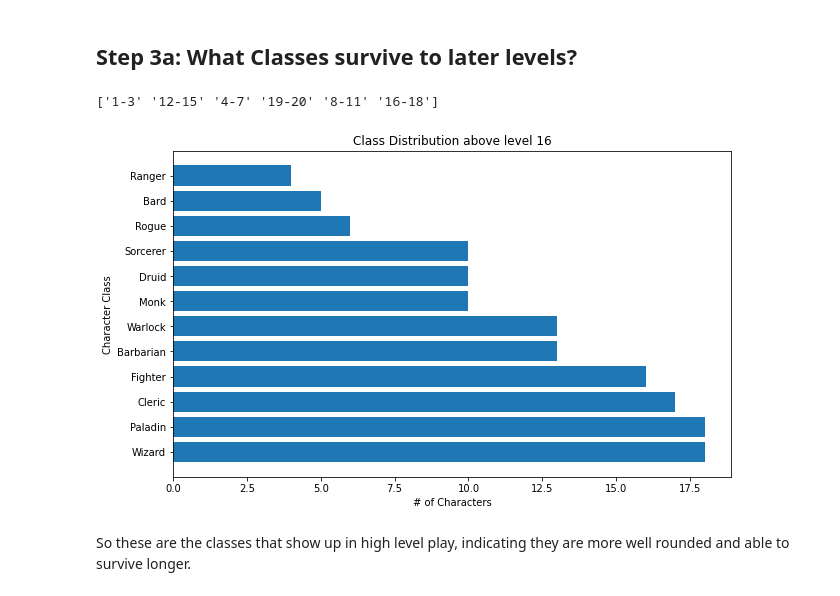
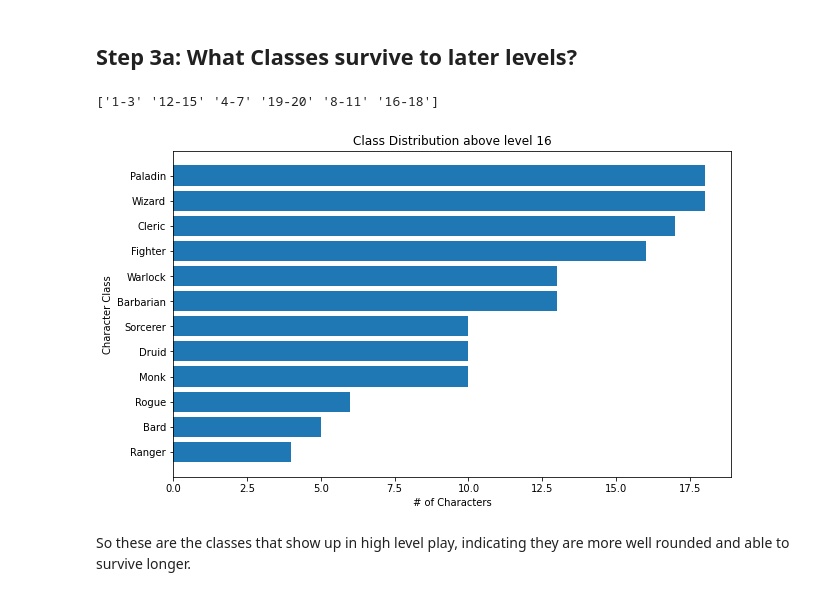
Before and after one commit to kb3uyi/GA-DnD-analysis, a Jupyter notebook: dnd_analysis.ipynb, the cells around one changed output. Cells and saved outputs as stored; diff of their text form; code cells hidden in the pictures.

```diff
--- a/dnd_analysis.ipynb
+++ b/dnd_analysis.ipynb
@@ -301,20 +301,20 @@ If the vast majority of characters are used in early levels only, lets take a su
 # %%
 print(top_classes_subset['levelGroup'].unique())
 high_level_chars = top_classes_subset[top_classes_subset['levelGroup'].isin(['16-18','19-20'])]
 
 class_count = high_level_chars['justClass'].value_counts().reset_index()
 class_count.rename(columns={'index': 'Class', 'justClass': 'Characters'}, inplace=True)
-class_count.sort_values(by=['Characters'],ascending=[False],inplace=True)
+class_count.sort_values(by=['Characters'],ascending=[True],inplace=True)
 
 f, ax = plt.subplots(figsize=(10, 6))
 plt.barh(class_count['Class'],class_count['Characters'])
 plt.title('Class Distribution above level 16')
 plt.xlabel('# of Characters')
 plt.ylabel('Character Class')
 plt.show()
 # %% [output]
 ['1-3' '12-15' '4-7' '19-20' '8-11' '16-18']
-[figure, old version]
+[figure, new version]
 # %% [markdown]
 So these are the classes that show up in high level play, indicating they are more well rounded and able to survive longer.
 # %% [markdown]
```
